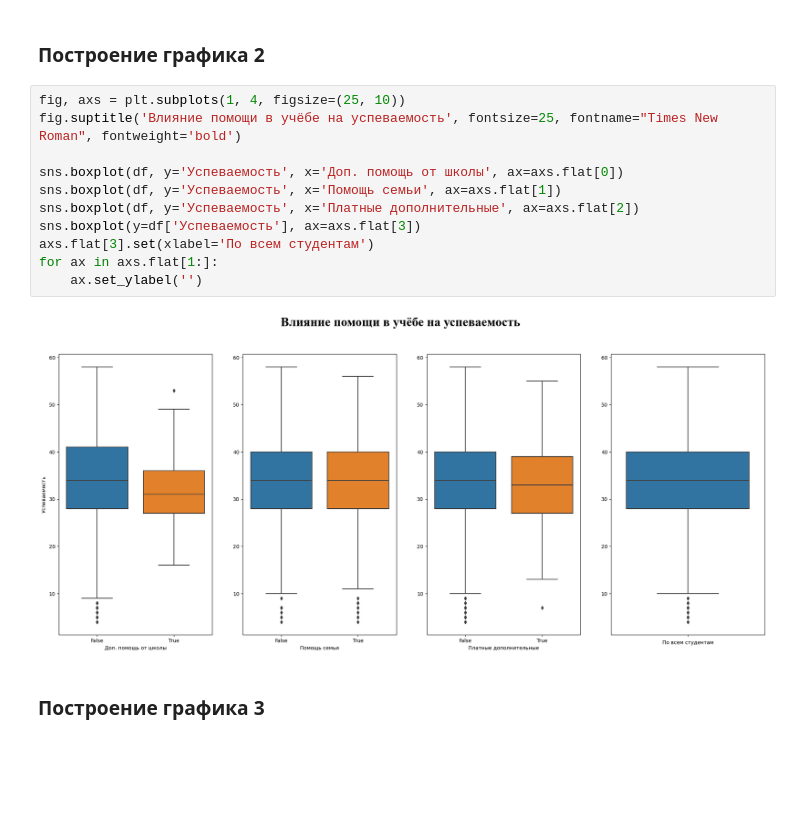
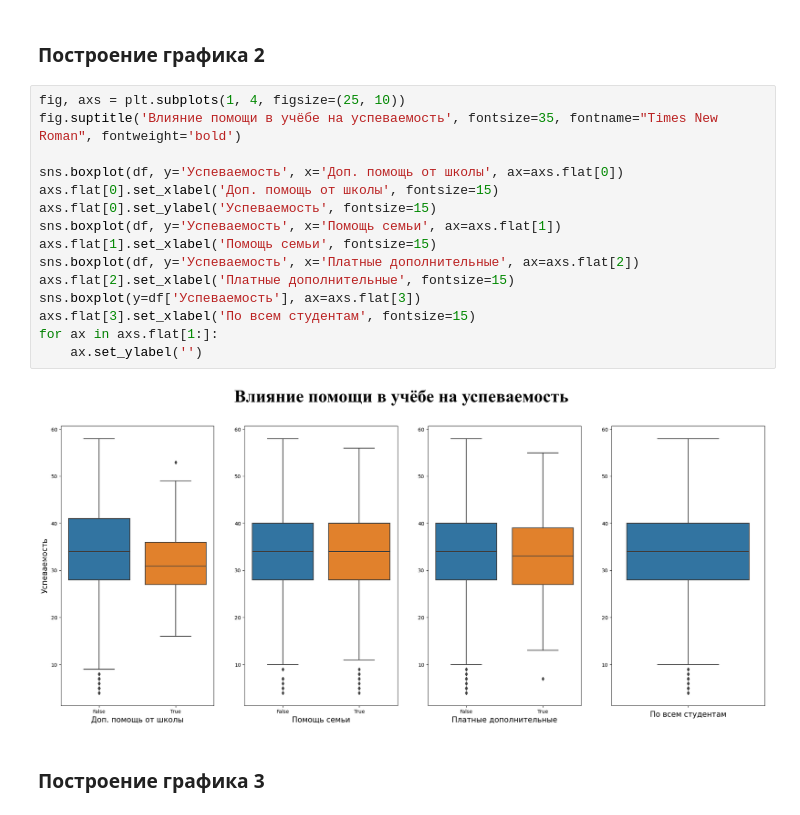
Before and after one commit to GaganovAlexander/BDST-course-paper, a Jupyter notebook: main.ipynb, the cells around one changed output. Saved outputs shown, nothing was run; the diff lists cells and outputs as text; blank space fills up the shorter version.

```diff
--- a/main.ipynb
+++ b/main.ipynb
@@ -94,17 +93,21 @@ plt.show()
 ### Построение графика 2
 # %%
 fig, axs = plt.subplots(1, 4, figsize=(25, 10))
-fig.suptitle('Влияние помощи в учёбе на успеваемость', fontsize=25, fontname="Times New Roman", fontweight='bold')
+fig.suptitle('Влияние помощи в учёбе на успеваемость', fontsize=35, fontname="Times New Roman", fontweight='bold')
 
 sns.boxplot(df, y='Успеваемость', x='Доп. помощь от школы', ax=axs.flat[0])
+axs.flat[0].set_xlabel('Доп. помощь от школы', fontsize=15)
+axs.flat[0].set_ylabel('Успеваемость', fontsize=15)
 sns.boxplot(df, y='Успеваемость', x='Помощь семьи', ax=axs.flat[1])
+axs.flat[1].set_xlabel('Помощь семьи', fontsize=15)
 sns.boxplot(df, y='Успеваемость', x='Платные дополнительные', ax=axs.flat[2])
+axs.flat[2].set_xlabel('Платные дополнительные', fontsize=15)
 sns.boxplot(y=df['Успеваемость'], ax=axs.flat[3])
-axs.flat[3].set(xlabel='По всем студентам')
+axs.flat[3].set_xlabel('По всем студентам', fontsize=15)
 for ax in axs.flat[1:]:
     ax.set_ylabel('')
 # %% [output]
-[figure, old version]
+[figure, new version]
 # %% [markdown]
 ### Построение графика 3
 # %%
```
Also changed, not shown: parts of 8 cells of this notebook, 1 other file.
